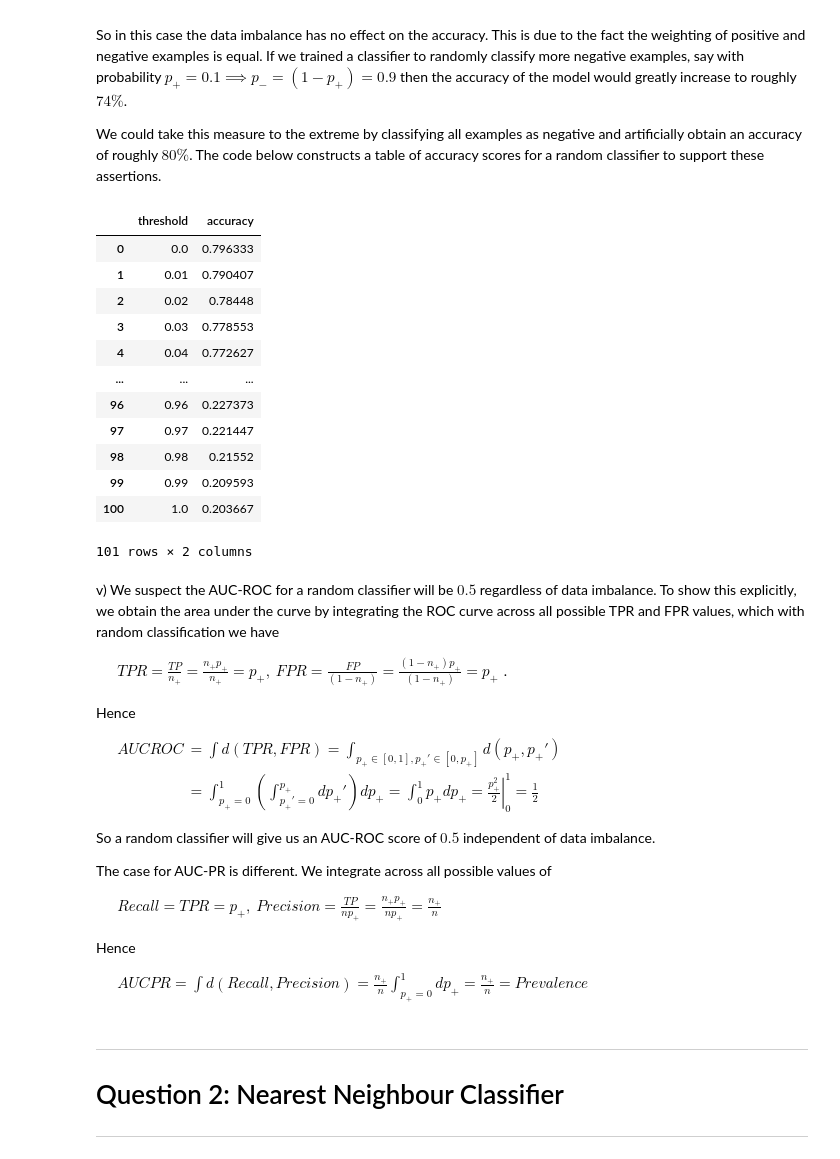
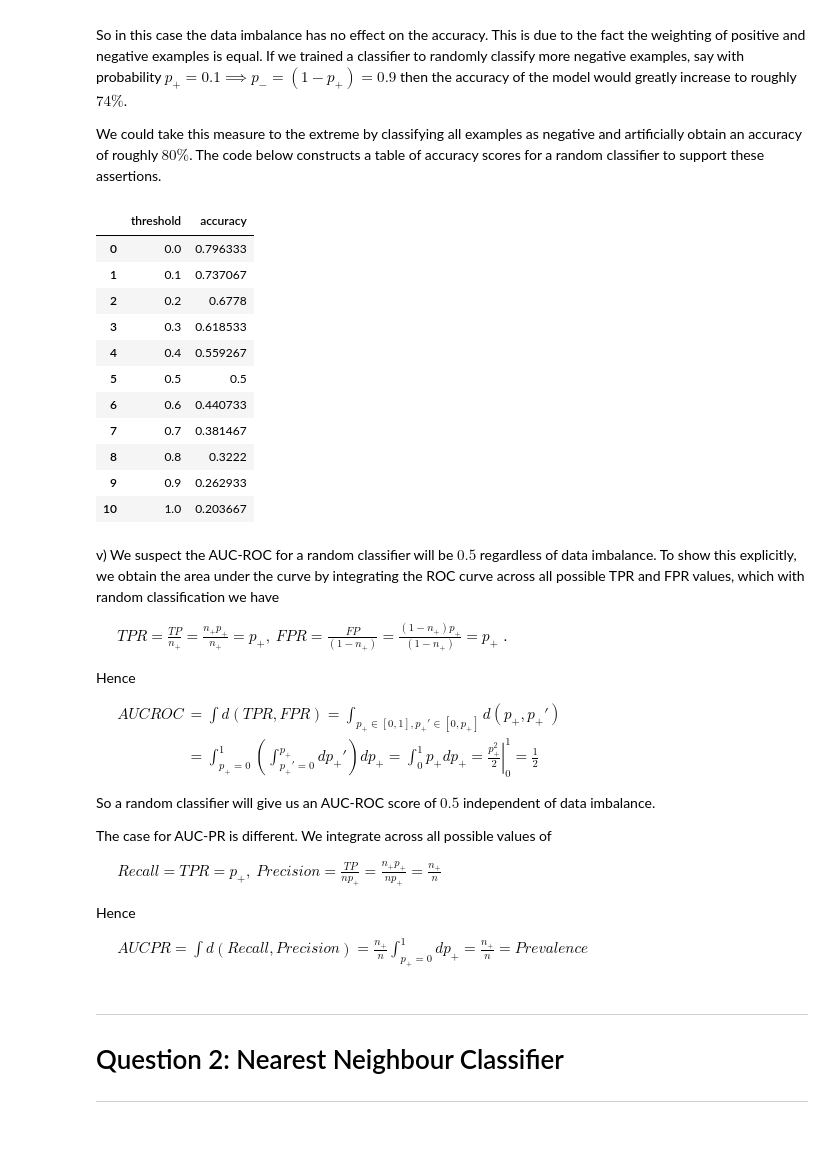
Before and after one commit to garry-cotton/CS909, a Jupyter notebook: 2023/A1/Assignment.ipynb, the cells around one changed output. Drawn from its saved outputs; the diff is of its cells as text; code cells hidden in the pictures.

```diff
--- a/2023/A1/Assignment.ipynb
+++ b/2023/A1/Assignment.ipynb
@@ -113,31 +113,30 @@ We could take this measure to the extreme by classifying all examples as negativ
 # %%
 def accuracy(n, n_positive, threshold):
   tp = n_positive * threshold
   tn = (n - n_positive) * (1 - threshold)
   return (tp + tn)/n
 
-accuracies = pd.DataFrame(index = np.arange(0, 101),
+accuracies = pd.DataFrame(index = np.arange(0, 11),
                           columns = ["threshold", "accuracy"])
 
-for i, thresh in enumerate([x/100 for x in range(101)]):
+for i, thresh in enumerate([x/10 for x in range(11)]):
   acc = accuracy(n_train, n_positive, thresh)
   accuracies.iloc[i] = (thresh, acc)
 
 accuracies
 # %% [output]
 |  | threshold | accuracy |
 | 0 | 0.0 | 0.796333 |
-| 1 | 0.01 | 0.790407 |
-| 2 | 0.02 | 0.78448 |
-| 3 | 0.03 | 0.778553 |
-| 4 | 0.04 | 0.772627 |
-| ... | ... | ... |
-| 96 | 0.96 | 0.227373 |
-| 97 | 0.97 | 0.221447 |
-| 98 | 0.98 | 0.21552 |
-| 99 | 0.99 | 0.209593 |
-| 100 | 1.0 | 0.203667 |
+| 1 | 0.1 | 0.737067 |
+| 2 | 0.2 | 0.6778 |
+| 3 | 0.3 | 0.618533 |
+| 4 | 0.4 | 0.559267 |
+| 5 | 0.5 | 0.5 |
+| 6 | 0.6 | 0.440733 |
+| 7 | 0.7 | 0.381467 |
+| 8 | 0.8 | 0.3222 |
+| 9 | 0.9 | 0.262933 |
+| 10 | 1.0 | 0.203667 |
-101 rows × 2 columns
 # %% [markdown]
 v) We suspect the AUC-ROC for a random classifier will be $0.5$ regardless of data imbalance. To show this explicitly, we obtain the area under the curve by integrating the ROC curve across all possible TPR and FPR values, which with random classification we have
 
@@ -151,7 +150,7 @@ $.
 Hence
 
 $
-\begin{align}{}
+\begin{align}
 \quad AUCROC
 &= \int d(TPR, FPR)
   = \int_{p_+ \in [0,1], p_+' \in [0, p_+]} d(p_+, p_+') \\
```
